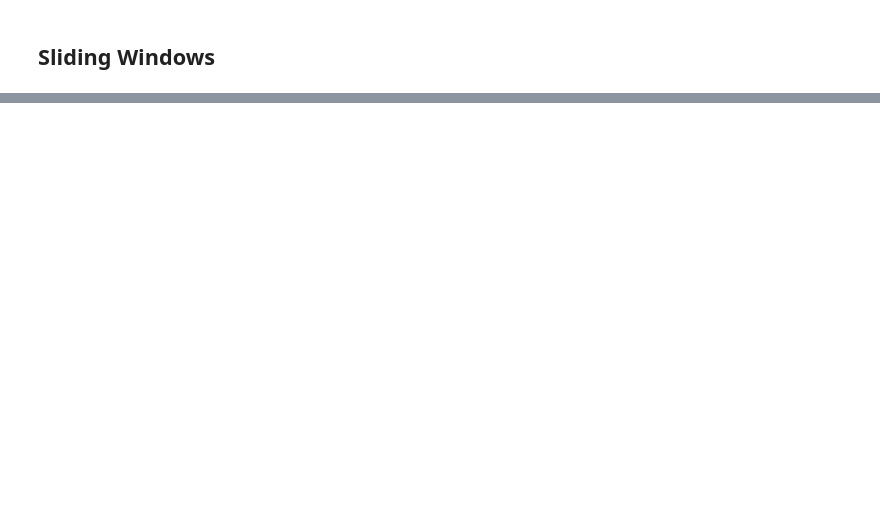
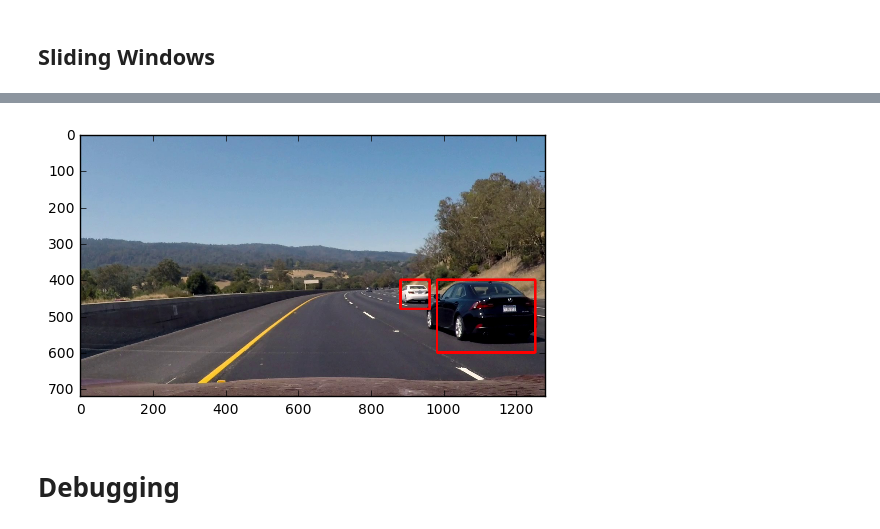
Before and after one commit to soon-yau/SDCND_Term1, a Jupyter notebook: vehicle-detect-tracking/vehicle-detect-track.ipynb, the cells around one changed output, grey strips where cells are left out. Saved outputs shown, nothing was run; the diff lists cells and outputs as text; code cells hidden in the pictures; blank space fills up the shorter version.

Commit message:
merge rectangled

```diff
--- a/vehicle-detect-tracking/vehicle-detect-track.ipynb
+++ b/vehicle-detect-tracking/vehicle-detect-track.ipynb
@@ -321,0 +314,78 @@ plt.show()
+# %%
+%matplotlib inline
+boxes=detect_car(img, multiscale_windows)
+
+#
+# part of code taken from http://www.pyimagesearch.com/2014/11/17/non-maximum-suppression-object-detection-python/
+def clean_up_boxes(bounding_boxes, overlapThresh):
+    if len(bounding_boxes)==0:
+        return []
+
+    # initialise clean boxes
+    cleaned_boxes=[]
+
+    # grab coordinates of the bounding boxes
+    boxes=np.array(bounding_boxes)
+
+    x1 = boxes[:,0,0]
+    y1 = boxes[:,0,1]
+    x2 = boxes[:,1,0]
+    y2 = boxes[:,1,1]
+
+    # compute the area of the bounding boxes and sort the bounding
+    # boxes by the bottom-right y-coordinate of the bounding box
+    area = (x2 - x1 + 1) * (y2 - y1 + 1)
+    idxs = np.argsort(y2)
+    suppress=[]
+
+    for i in range(len(idxs)-1,-1,-1):
+
+        for pos in range(0, i):
+            # grab the current index
+            j = idxs[pos]
+
+            # find the largest (x, y) coordinates for the start of
+            # the bounding box and the smallest (x, y) coordinates
+            # for the end of the bounding box
+            xx1 = max(x1[i], x1[j])
+            yy1 = max(y1[i], y1[j])
+            xx2 = min(x2[i], x2[j])
+            yy2 = min(y2[i], y2[j])
+
+            # compute the width and height of the bounding box
+            w = max(0, xx2 - xx1 + 1)
+            h = max(0, yy2 - yy1 + 1)
+
+            # compute the ratio of overlap between the computed
+            # bounding box and the bounding box in the area list
+            overlap = float(w * h) / area[j]
+
+            # if there is sufficient overlap, merge them
+            # and mark the current box to be deleted
+            if overlap > overlapThresh:
+                x1[i]=min(x1[i],x1[j])
+                y1[i]=min(y1[i],y1[j])
+                x2[i]=max(x2[i],x2[j])
+                y2[i]=max(y2[i],y2[j])
+
+                suppress.append(pos)
+
+        # delete all indexes from the index list that are in the
+        # suppression list
+
+    idxs = np.delete(idxs, suppress)
+
+    for i in idxs:
+        cleaned_boxes.append(((x1[i],y1[i]),(x2[i],y2[i])))
+
+    return cleaned_boxes
+
+boxes=clean_up_boxes(boxes, 0.1)
+img3=draw_boxes(img, boxes,thick=6)
+
+plt.imshow(img3)
+plt.show()
+# %% [output]
+[figure, added]
+# %% [markdown]
+# Debugging
```
Also changed, not shown: parts of 10 cells of this notebook.
